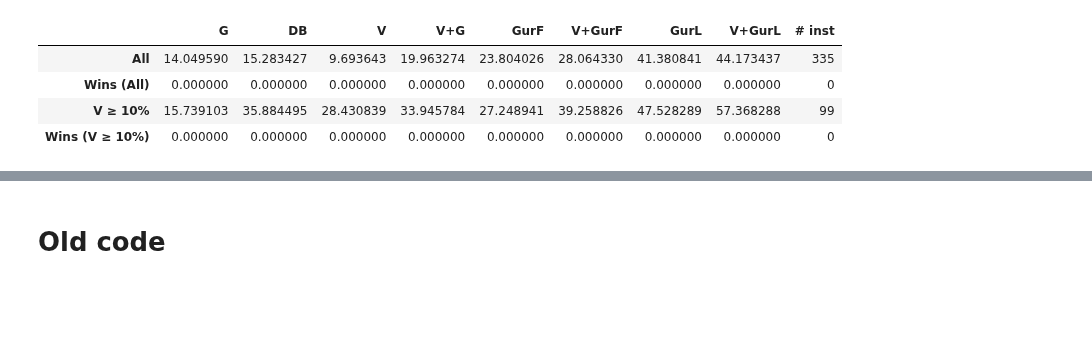
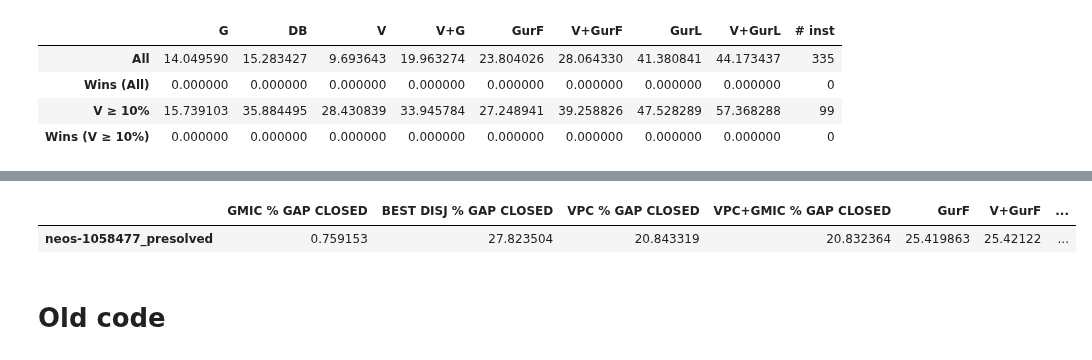
Before and after one commit to akazachk/vpc, a Jupyter notebook: plots/plots.ipynb, the cells around one changed output, grey strips where cells are left out. Drawn from its saved outputs; the diff is of its cells as text; code cells hidden in the pictures; blank space fills up the shorter version.

```diff
--- a/plots/plots.ipynb
+++ b/plots/plots.ipynb
@@ -660,0 +716,29 @@ avg_df
+# %%
+# ## Create num wins df
+# # x wins over y for an instance if x > y + EPS
+# shortcols = avg_df.columns[0:-1]
+# wins_df = pd.DataFrame(
+#     np.zeros((len(shortcols), len(shortcols)), dtype=int),
+#     columns = shortcols,
+#     index = shortcols,
+#     dtype = int,
+# )
+
+# display(wins_df)
+# from itertools import permutations
+# for (ind1, ind2) in permutations(range(len(shortcols)), 2):
+#     # ind1 = int(ind1)
+#     # ind2 = int(ind2)
+#     # print("{:d},{:d}: ({},{}) and ({},{})".format(ind1,ind2,shortcols[ind1],shortcols[ind2],cols[ind1],cols[ind2]))
+#     wins_df.at[shortcols[ind1],shortcols[ind2]] = int(sum(best_df[cols[ind1]] > best_df[cols[ind2]] + EPS))
+#     wins_df.at[shortcols[ind2],shortcols[ind1]] = int(sum(best_df[cols[ind2]] > best_df[cols[ind1]] + EPS))
+
+# wins_df
+
+col1 = best_df['VPC % GAP CLOSED']
+col2 = best_df['VPC+GMIC % GAP CLOSED']
+
+best_df[(col1 > col2 + EPS) == True]
+# %% [output]
+|  | GMIC % GAP CLOSED | BEST DISJ % GAP CLOSED | VPC % GAP CLOSED | VPC+GMIC % GAP CLOSED | GurF | V+GurF | ... |
+| neos-1058477_presolved | 0.759153 | 27.823504 | 20.843319 | 20.832364 | 25.419863 | 25.42122 | ... |
```
Also changed, not shown: parts of 2 cells of this notebook.
